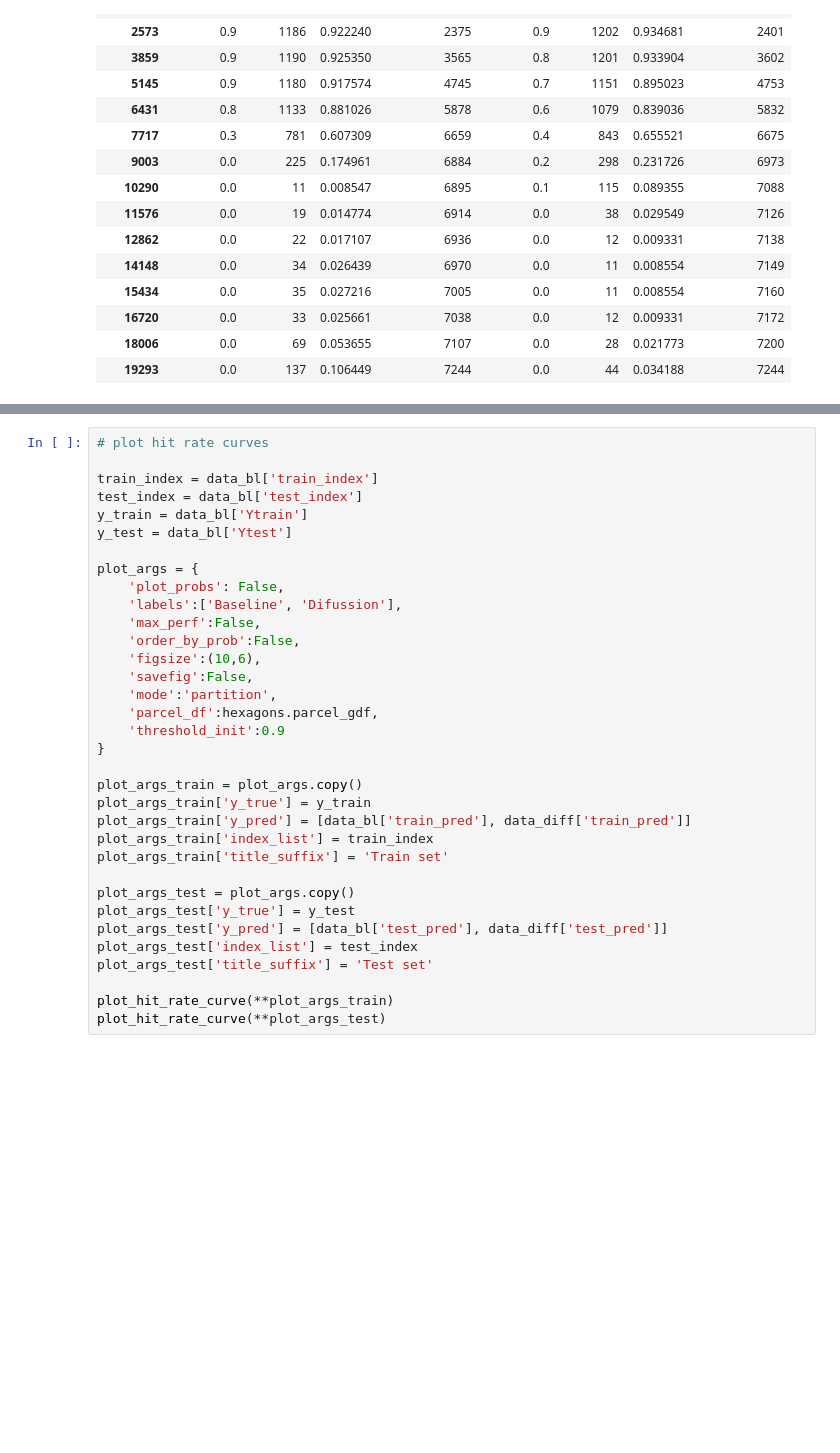
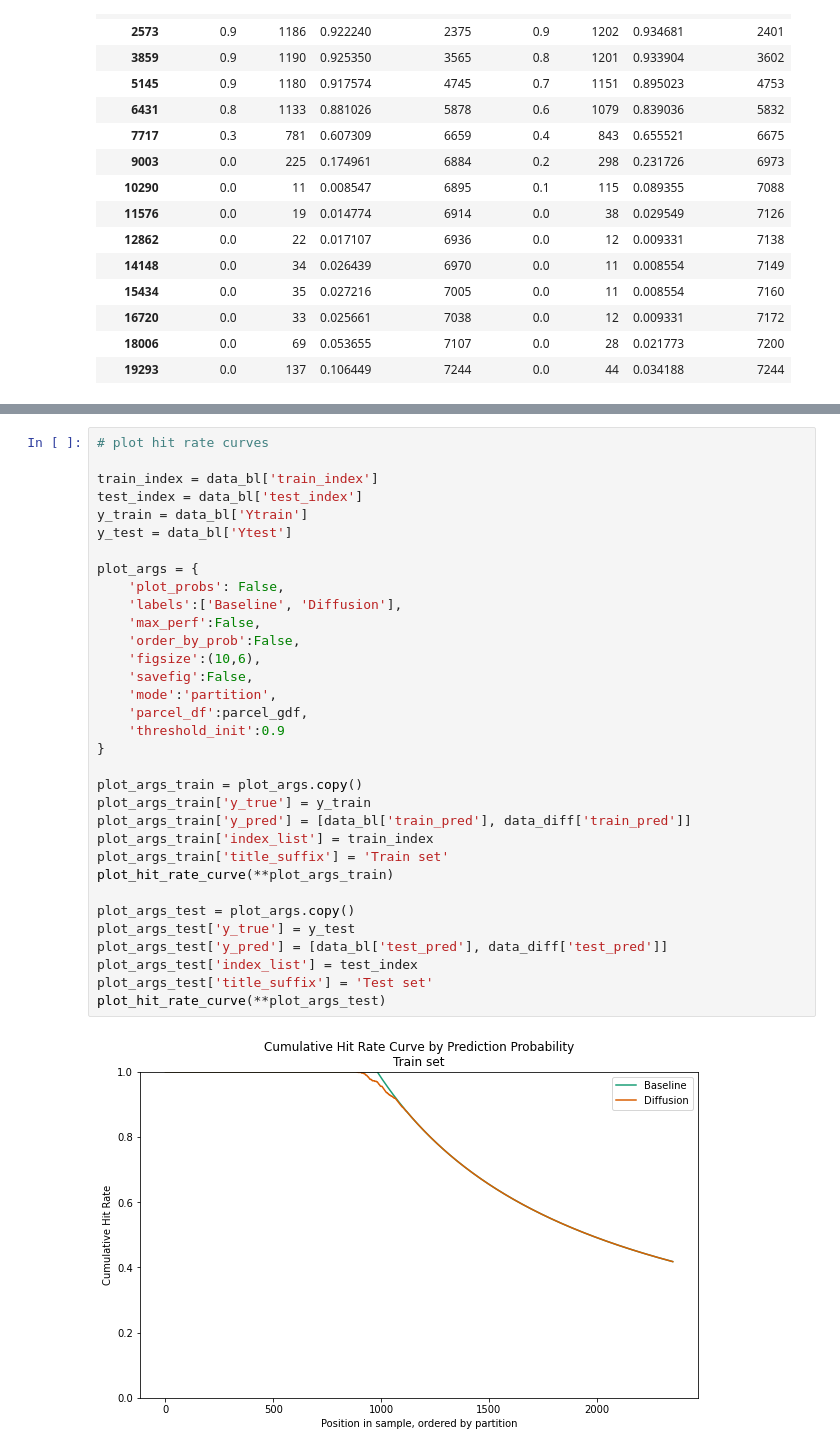
Before and after one commit to mcembalest/teamBlueConduit, a Jupyter notebook: notebooks/Evaluation-by-partitions.ipynb, the cells around one changed output, grey strips where cells are left out. Drawn from its saved outputs; the diff is of its cells as text; blank space fills up the shorter version.

```diff
--- a/notebooks/Evaluation-by-partitions.ipynb
+++ b/notebooks/Evaluation-by-partitions.ipynb
@@ -96,34 +135,35 @@ dig_stats_df
 # %%
 # plot hit rate curves
 
 train_index = data_bl['train_index']
 test_index = data_bl['test_index']
 y_train = data_bl['Ytrain']
 y_test = data_bl['Ytest']
 
 plot_args = {
     'plot_probs': False,
-    'labels':['Baseline', 'Difussion'],
+    'labels':['Baseline', 'Diffusion'],
     'max_perf':False,
     'order_by_prob':False,
     'figsize':(10,6),
     'savefig':False,
     'mode':'partition',
-    'parcel_df':hexagons.parcel_gdf,
+    'parcel_df':parcel_gdf,
     'threshold_init':0.9
 }
 
 plot_args_train = plot_args.copy()
 plot_args_train['y_true'] = y_train
 plot_args_train['y_pred'] = [data_bl['train_pred'], data_diff['train_pred']]
 plot_args_train['index_list'] = train_index
 plot_args_train['title_suffix'] = 'Train set'
+plot_hit_rate_curve(**plot_args_train)
 
 plot_args_test = plot_args.copy()
 plot_args_test['y_true'] = y_test
 plot_args_test['y_pred'] = [data_bl['test_pred'], data_diff['test_pred']]
 plot_args_test['index_list'] = test_index
 plot_args_test['title_suffix'] = 'Test set'
-
-plot_hit_rate_curve(**plot_args_train)
 plot_hit_rate_curve(**plot_args_test)
+# %% [output]
+[figure, added]
```
Also changed, not shown: parts of 7 cells of this notebook, 1 other file.
